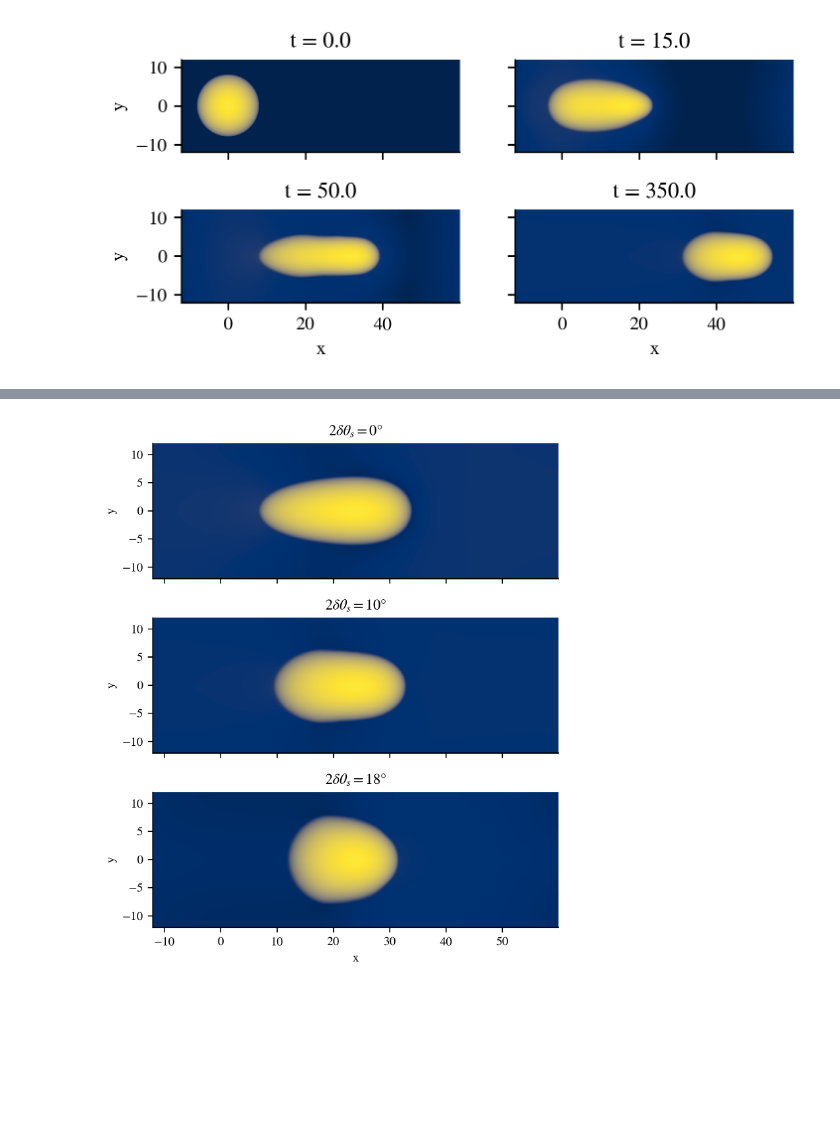
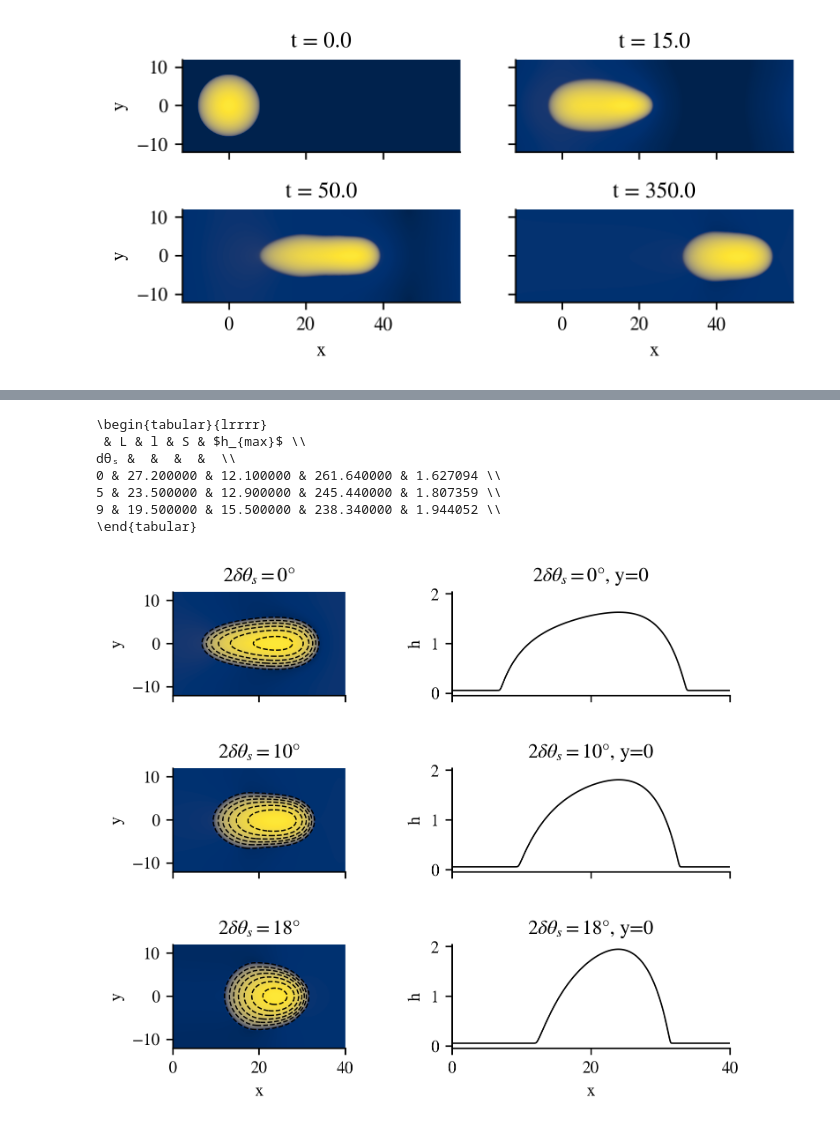
Before and after one commit to celliern/DropletSpreadingSim, a Jupyter notebook: scripts/90-figures.ipynb, the cells around one changed output, grey strips where cells are left out. Drawn from its saved outputs; the diff is of its cells as text; code cells hidden in the pictures; blank space fills up the shorter version.

```diff
--- a/scripts/90-figures.ipynb
+++ b/scripts/90-figures.ipynb
@@ -214,17 +357,10 @@ with plt.rc_context({"font.size": 7}):
     fig, ax = plt.subplots(figsize=(2.7, 1.4))
     ax.set_aspect("equal", "datalim")
     ds.h.plot.contourf(
-        levels=np.arange(0, 2.1, 0.25),
-        cmap="cividis",
-        add_colorbar=True,
-        ax=ax
+        levels=np.arange(0, 2.1, 0.25), cmap="cividis", add_colorbar=True, ax=ax
     )
     ds.h.plot.contour(
-        levels=np.arange(0, 2.1, 0.25),
-        colors="white",
-        linewidths=0.2,
-        alpha=0.3,
-        ax=ax
+        levels=np.arange(0, 2.1, 0.25), colors="white", linewidths=0.2, alpha=0.3, ax=ax
     )
     ax.set_xlim(5, 40)
     sns.despine()
@@ -245,7 +381,11 @@ with plt.rc_context({"font.size": 7}):
     dy_huy = (ds.h * ds.uy).differentiate("y")
     div_hU = dx_hux + dy_huy
 
-    flag = (1.2 * ds.attrs["hₛ"] < ds.h) & (ds.h < 2 * ds.attrs["hₛ"]) & (np.abs(div_hU) < 1e-3)
+    flag = (
+        (1.2 * ds.attrs["hₛ"] < ds.h)
+        & (ds.h < 2 * ds.attrs["hₛ"])
+        & (np.abs(div_hU) < 1e-3)
+    )
     flag.plot.contour(ax=ax, cmap="Greys", add_colorbar=False)
 
     ax.set_xlim(5, 40)
@@ -300,28 +518,67 @@ with plt.rc_context({"font.size": 7}):
 # %%
 # fig 06
-fig, axs = plt.subplots(3, 1, figsize=(5.3, 6.5), sharex=True, sharey=True)
+import pandas as pd
 
-for i, (ax, dθₛ) in enumerate(zip(axs.flat, [0, 5, 9]), start=1):
+
+fig, axs = plt.subplots(3, 2, figsize=(5.3, 4.3), sharex=True, sharey="col")
+
+res = []
+for i, ((ax_main, ax_side), dθₛ) in enumerate(zip(axs, [0, 5, 9]), start=1):
     da = xr.open_dataset(f"../data/outputs/2D_simple/dθₛ={dθₛ}.nc").h.sel(t=350)
     # center with hmax
     da = da.roll(x=len(da.x) // 2 - int(da.sel(y=0).argmax("x")), roll_coords=False)
+    δx = da.x[1] - da.x[0]
+    in_drop = da > ds.attrs["hₛ"] * 1.1
+    L = float(in_drop.sum("x").max() * δx)
+    l = float(in_drop.sum("y").max() * δx)
+    S = float(in_drop.sum() * δx**2)
+    hmax = float(da.max())
+    res.append([dθₛ, L, l, S, hmax])
 
     da.plot.imshow(
         cmap="cividis",
         interpolation="antialiased",
         add_colorbar=False,
         norm=plt.matplotlib.colors.PowerNorm(0.3),
-        ax=ax,
+        ax=ax_main,
     )
-    ax.set_aspect("equal")
-    ax.set_title(fr"$2\delta\theta_s={2*dθₛ}°$")
+
+    cs = da.plot.contour(
+        levels=np.linspace(5.5e-2, 2.1, 8),
+        colors="black",
+        linewidths=0.7,
+        linestyles="--",
+        ax=ax_main,
+    )
+    ax_main.set_xlim(0, 40)
+    ax_main.set_aspect("equal")
+    ax_main.set_title(rf"$2\delta\theta_s={2*dθₛ}°$")
+
+    da.isel(y=len(da.y) // 2).plot(ax=ax_side, color="black", linewidth=0.8)
+    ax_side.set_title(rf"$2\delta\theta_s={2*dθₛ}°$, y={0}")
     sns.despine()
-[ax.set_xlabel("") for ax in axs[:-1]]
+df = (
+    pd.DataFrame(res, columns=["dθₛ", "L", "l", "S", r"$h_{max}$"])
+    .set_index("dθₛ")
+    .sort_index()
+)
+
+
+fig.tight_layout()
+[ax.set_xlabel("") for ax in axs[:-1, :].flat]
 fig.savefig(
     f"../reports/figures/fig-08.one_drop_2D_h_dthetas.pdf",
     dpi=300,
     bbox_inches="tight",
 )
+print(df.style.to_latex())
 # %% [output]
+\begin{tabular}{lrrrr}
+ & L & l & S & $h_{max}$ \\
+dθₛ &  &  &  &  \\
+0 & 27.200000 & 12.100000 & 261.640000 & 1.627094 \\
+5 & 23.500000 & 12.900000 & 245.440000 & 1.807359 \\
+9 & 19.500000 & 15.500000 & 238.340000 & 1.944052 \\
+\end{tabular}
-[figure, old version]
+[figure, new version]
 # %%
```
Also changed, not shown: parts of 19 cells of this notebook, 11 other files.
